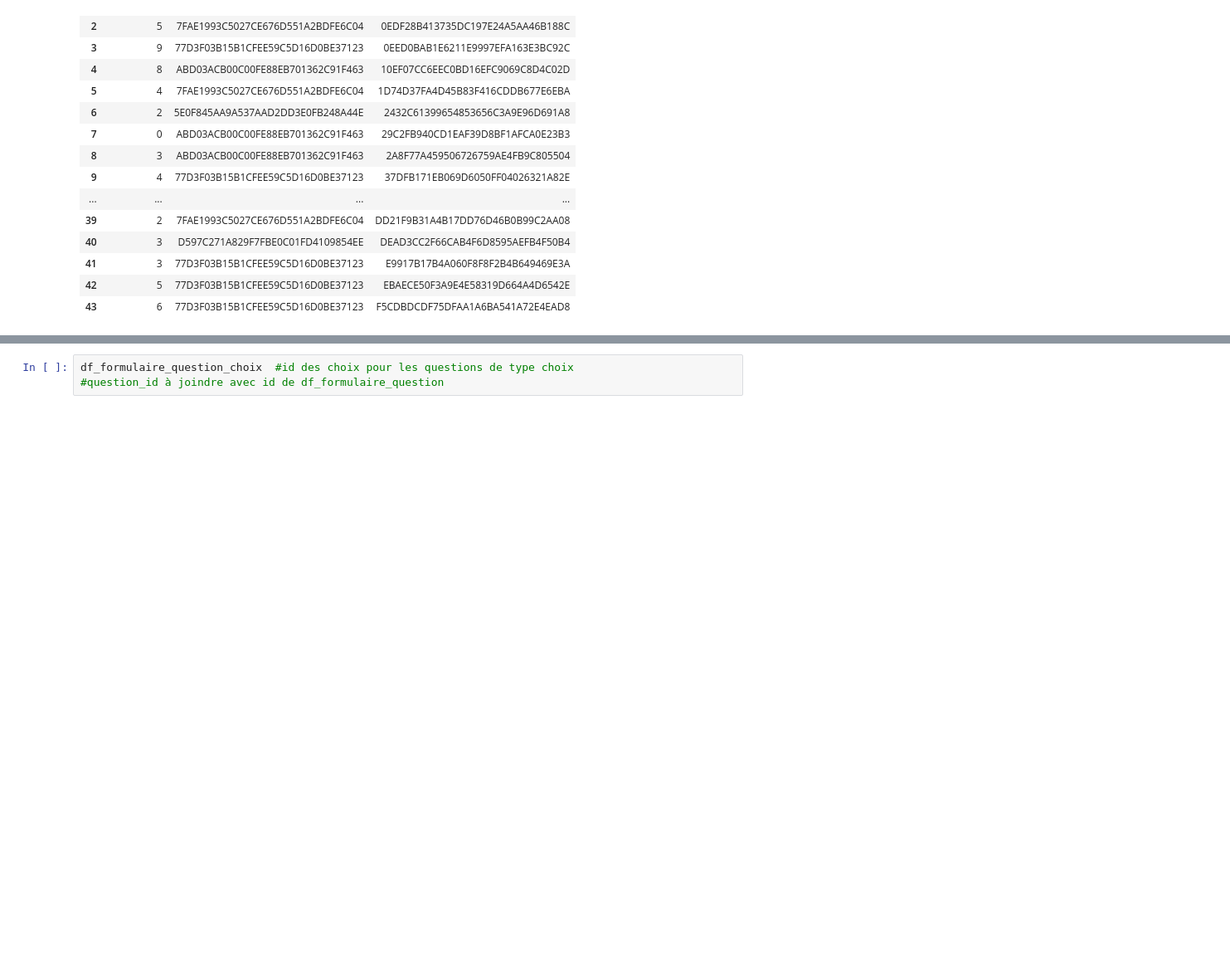
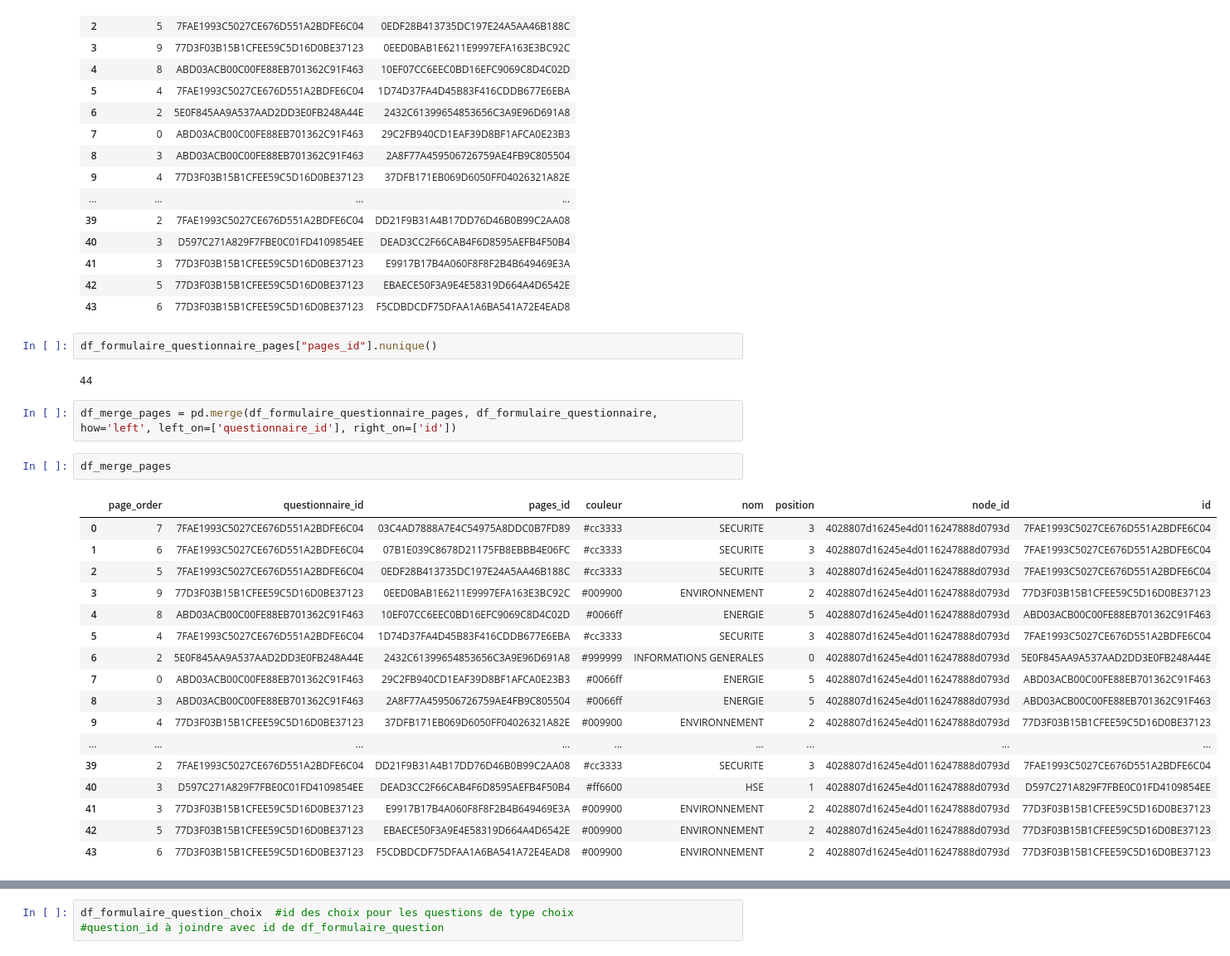
Before and after one commit to remi-vidal/StatApp, a Jupyter notebook: Decouverte_base.ipynb, the cells around one changed output, grey strips where cells are left out. Shown at 83% size. Drawn from its saved outputs; the diff is of its cells as text; blank space fills up the shorter version.

```diff
--- a/Decouverte_base.ipynb
+++ b/Decouverte_base.ipynb
@@ -178,3 +390,29 @@ df_formulaire_questionnaire_pages  #ordre des pages d’un questionnaire
 | 41 | 3 | 77D3F03B15B1CFEE59C5D16D0BE37123 | E9917B17B4A060F8F8F2B4B649469E3A |
 | 42 | 5 | 77D3F03B15B1CFEE59C5D16D0BE37123 | EBAECE50F3A9E4E58319D664A4D6542E |
 | 43 | 6 | 77D3F03B15B1CFEE59C5D16D0BE37123 | F5CDBDCDF75DFAA1A6BA541A72E4EAD8 |
+# %%
+df_formulaire_questionnaire_pages["pages_id"].nunique()
+# %% [output]
+44
+# %%
+df_merge_pages = pd.merge(df_formulaire_questionnaire_pages, df_formulaire_questionnaire, how='left', left_on=['questionnaire_id'], right_on=['id'])
+# %%
+df_merge_pages
+# %% [output]
+|  | page_order | questionnaire_id | pages_id | couleur | nom | position | node_id | id |
+| 0 | 7 | 7FAE1993C5027CE676D551A2BDFE6C04 | 03C4AD7888A7E4C54975A8DDC0B7FD89 | #cc3333 | SECURITE | 3 | 4028807d16245e4d0116247888d0793d | 7FAE1993C5027CE676D551A2BDFE6C04 |
+| 1 | 6 | 7FAE1993C5027CE676D551A2BDFE6C04 | 07B1E039C8678D21175FB8EBBB4E06FC | #cc3333 | SECURITE | 3 | 4028807d16245e4d0116247888d0793d | 7FAE1993C5027CE676D551A2BDFE6C04 |
+| 2 | 5 | 7FAE1993C5027CE676D551A2BDFE6C04 | 0EDF28B413735DC197E24A5AA46B188C | #cc3333 | SECURITE | 3 | 4028807d16245e4d0116247888d0793d | 7FAE1993C5027CE676D551A2BDFE6C04 |
+| 3 | 9 | 77D3F03B15B1CFEE59C5D16D0BE37123 | 0EED0BAB1E6211E9997EFA163E3BC92C | #009900 | ENVIRONNEMENT | 2 | 4028807d16245e4d0116247888d0793d | 77D3F03B15B1CFEE59C5D16D0BE37123 |
+| 4 | 8 | ABD03ACB00C00FE88EB701362C91F463 | 10EF07CC6EEC0BD16EFC9069C8D4C02D | #0066ff | ENERGIE | 5 | 4028807d16245e4d0116247888d0793d | ABD03ACB00C00FE88EB701362C91F463 |
+| 5 | 4 | 7FAE1993C5027CE676D551A2BDFE6C04 | 1D74D37FA4D45B83F416CDDB677E6EBA | #cc3333 | SECURITE | 3 | 4028807d16245e4d0116247888d0793d | 7FAE1993C5027CE676D551A2BDFE6C04 |
+| 6 | 2 | 5E0F845AA9A537AAD2DD3E0FB248A44E | 2432C61399654853656C3A9E96D691A8 | #999999 | INFORMATIONS GENERALES | 0 | 4028807d16245e4d0116247888d0793d | 5E0F845AA9A537AAD2DD3E0FB248A44E |
+| 7 | 0 | ABD03ACB00C00FE88EB701362C91F463 | 29C2FB940CD1EAF39D8BF1AFCA0E23B3 | #0066ff | ENERGIE | 5 | 4028807d16245e4d0116247888d0793d | ABD03ACB00C00FE88EB701362C91F463 |
+| 8 | 3 | ABD03ACB00C00FE88EB701362C91F463 | 2A8F77A459506726759AE4FB9C805504 | #0066ff | ENERGIE | 5 | 4028807d16245e4d0116247888d0793d | ABD03ACB00C00FE88EB701362C91F463 |
+| 9 | 4 | 77D3F03B15B1CFEE59C5D16D0BE37123 | 37DFB171EB069D6050FF04026321A82E | #009900 | ENVIRONNEMENT | 2 | 4028807d16245e4d0116247888d0793d | 77D3F03B15B1CFEE59C5D16D0BE37123 |
+| ... | ... | ... | ... | ... | ... | ... | ... | ... |
+| 39 | 2 | 7FAE1993C5027CE676D551A2BDFE6C04 | DD21F9B31A4B17DD76D46B0B99C2AA08 | #cc3333 | SECURITE | 3 | 4028807d16245e4d0116247888d0793d | 7FAE1993C5027CE676D551A2BDFE6C04 |
+| 40 | 3 | D597C271A829F7FBE0C01FD4109854EE | DEAD3CC2F66CAB4F6D8595AEFB4F50B4 | #ff6600 | HSE | 1 | 4028807d16245e4d0116247888d0793d | D597C271A829F7FBE0C01FD4109854EE |
+| 41 | 3 | 77D3F03B15B1CFEE59C5D16D0BE37123 | E9917B17B4A060F8F8F2B4B649469E3A | #009900 | ENVIRONNEMENT | 2 | 4028807d16245e4d0116247888d0793d | 77D3F03B15B1CFEE59C5D16D0BE37123 |
+| 42 | 5 | 77D3F03B15B1CFEE59C5D16D0BE37123 | EBAECE50F3A9E4E58319D664A4D6542E | #009900 | ENVIRONNEMENT | 2 | 4028807d16245e4d0116247888d0793d | 77D3F03B15B1CFEE59C5D16D0BE37123 |
+| 43 | 6 | 77D3F03B15B1CFEE59C5D16D0BE37123 | F5CDBDCDF75DFAA1A6BA541A72E4EAD8 | #009900 | ENVIRONNEMENT | 2 | 4028807d16245e4d0116247888d0793d | 77D3F03B15B1CFEE59C5D16D0BE37123 |
```
Also changed, not shown: parts of 47 cells of this notebook.
